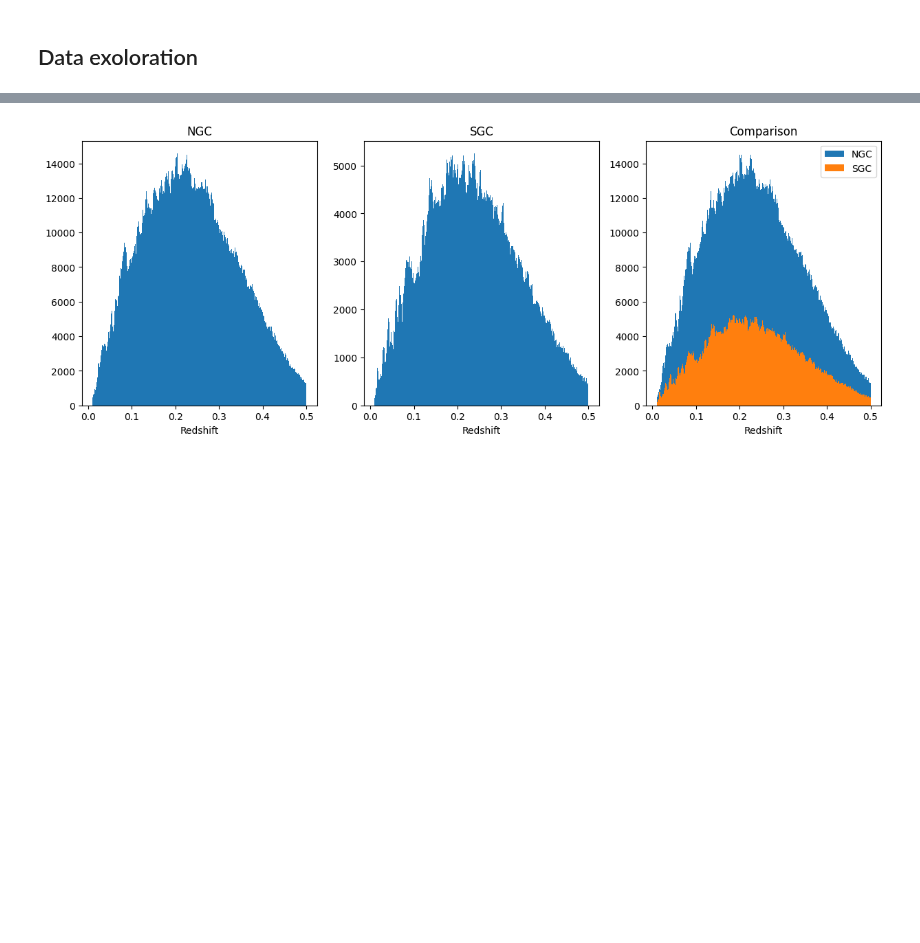
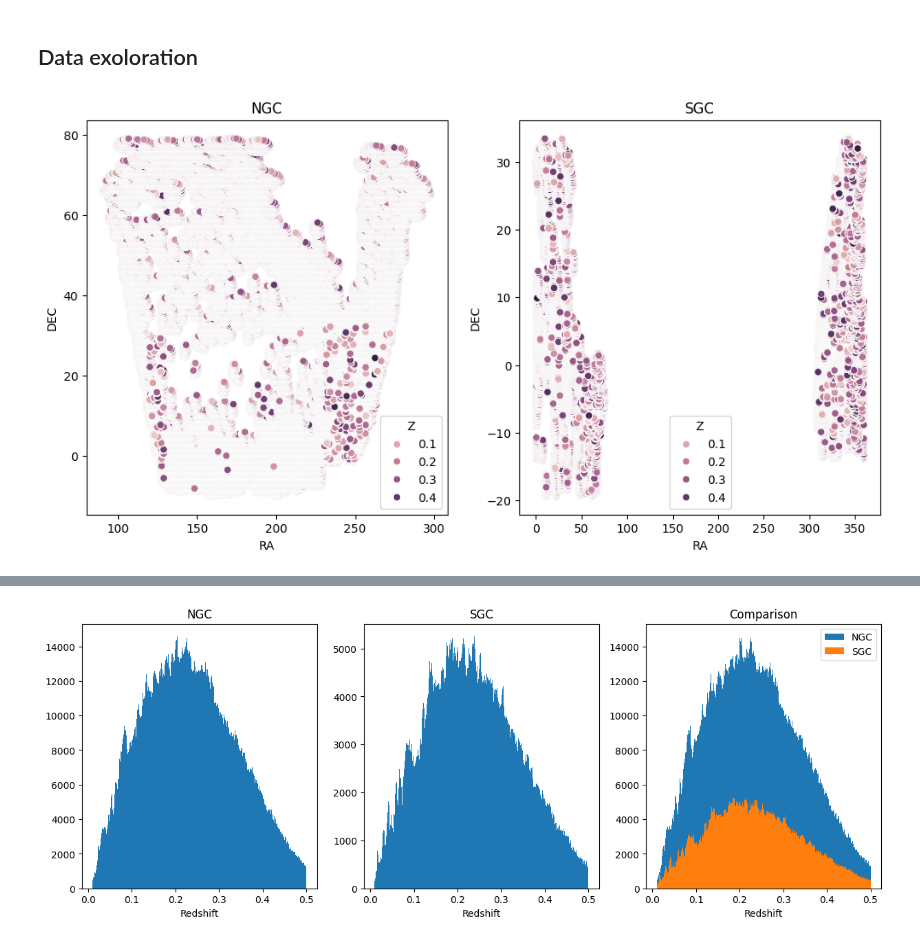
Before and after one commit to MarrybellMB/M2_Stage_Code, a Jupyter notebook: DESI Training.ipynb, the cells around one changed output, grey strips where cells are left out. Drawn from its saved outputs; the diff is of its cells as text; code cells hidden in the pictures; blank space fills up the shorter version.

```diff
--- a/DESI Training.ipynb
+++ b/DESI Training.ipynb
@@ -44,3 +45,12 @@ Table length=4081227
 | 39637324534912338 | 0.1924569207887824 | 2 | 256.71744959030053 | 32.27896187719201 | S | 0.9991883116883117 | 1.0 | -1 .. -1 | 1.0 | ... |
 # %% [markdown]
 ## Data exoloration
+# %%
+names = ["RA","DEC","Z"]
+fig, ax = plt.subplots(1, 2, figsize=(12, 6))
+sns.scatterplot(NGC[names].to_pandas(), x="RA", y="DEC", hue="Z", ax=ax[0])
+ax[0].set_title('NGC')
+sns.scatterplot(SGC[names].to_pandas(), x="RA", y="DEC", hue="Z", ax=ax[1])
+ax[1].set_title('SGC');
+# %% [output]
+[figure, added]
```
Also changed, not shown: parts of 16 cells of this notebook.
